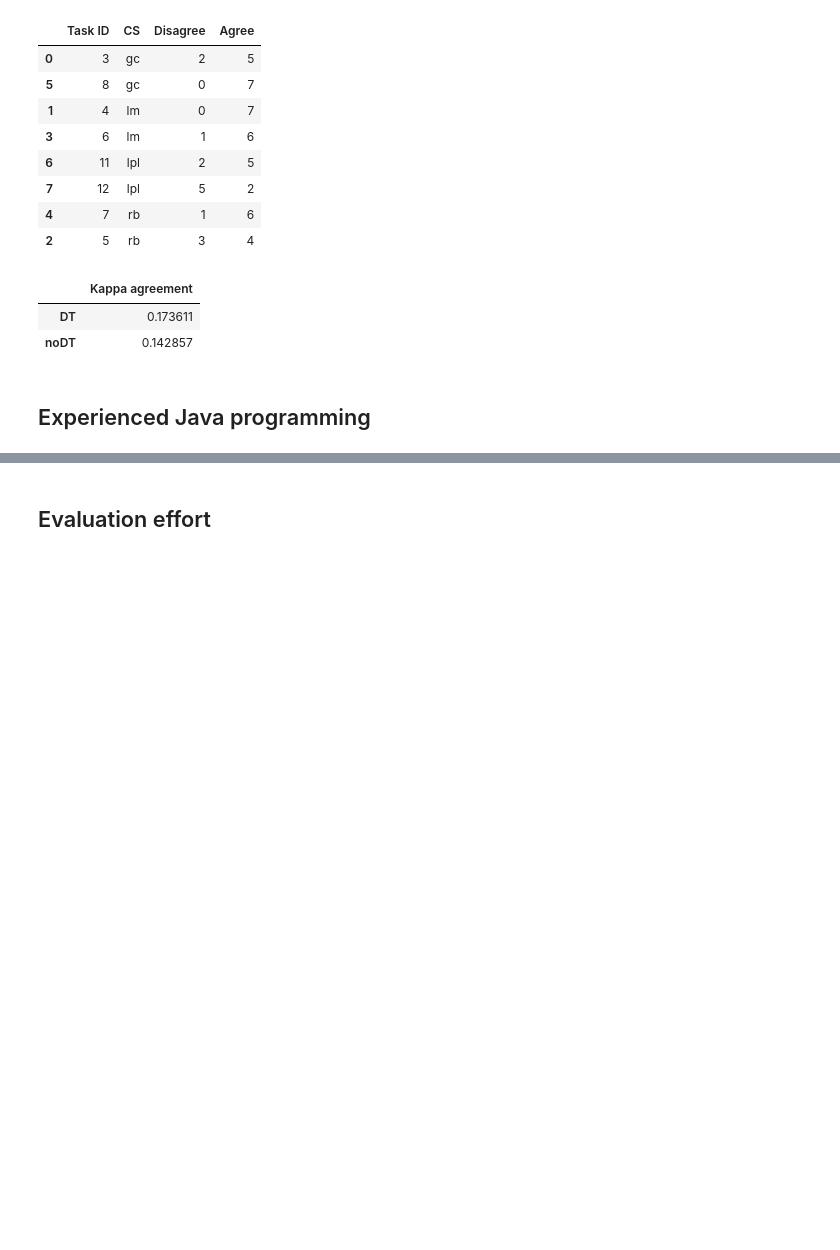
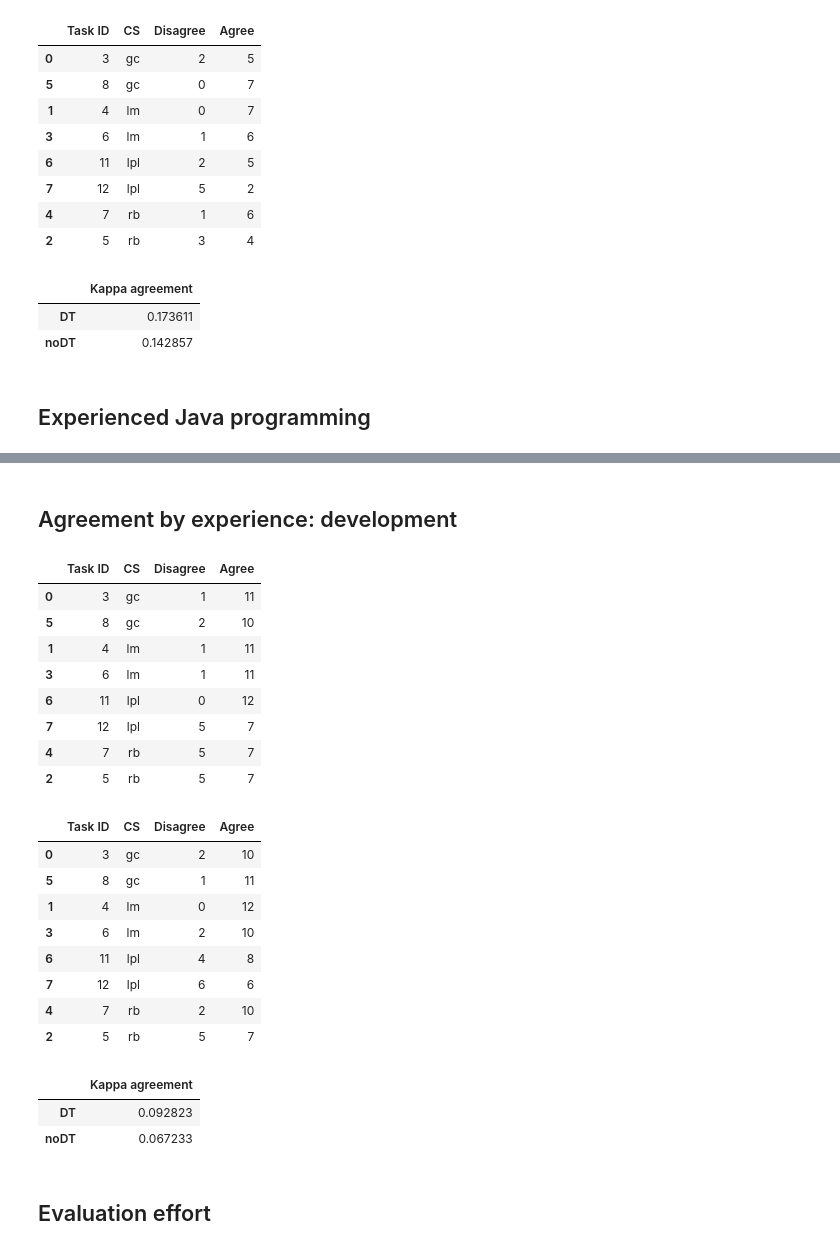
Before and after one commit to christianorossini/masterProject, a Jupyter notebook: experiment/experiments.ipynb, the cells around one changed output, grey strips where cells are left out. Saved outputs shown, nothing was run; the diff lists cells and outputs as text; code cells hidden in the pictures; blank space fills up the shorter version.

```diff
--- a/experiment/experiments.ipynb
+++ b/experiment/experiments.ipynb
@@ -241,3 +274,38 @@ display(df_kappa_values)
+# %% [markdown]
+## Agreement by experience: development
+# %%
+answer_no_dummy_devExperience=answer_no_dummy[answer_no_dummy.devExperience.isin([2,3,4])]
+
+# retira alguns participantes para equalizar o quadrado latino
+answer_no_dummy_devExperience = answer_no_dummy_devExperience[~answer_no_dummy_devExperience.inviteId.isin(['aadeab9473','a4fdb1f70d'])]
+
+df_kappaTable_dt, df_kappaTable_noDt, df_kappa_values = build(answer_no_dummy_devExperience)
+
+display(df_kappaTable_dt)
+display(df_kappaTable_noDt)
+display(df_kappa_values)
+# %% [output]
+|  | Task ID | CS | Disagree | Agree |
+| 0 | 3 | gc | 1 | 11 |
+| 5 | 8 | gc | 2 | 10 |
+| 1 | 4 | lm | 1 | 11 |
+| 3 | 6 | lm | 1 | 11 |
+| 6 | 11 | lpl | 0 | 12 |
+| 7 | 12 | lpl | 5 | 7 |
+| 4 | 7 | rb | 5 | 7 |
+| 2 | 5 | rb | 5 | 7 |
+|  | Task ID | CS | Disagree | Agree |
+| 0 | 3 | gc | 2 | 10 |
+| 5 | 8 | gc | 1 | 11 |
+| 1 | 4 | lm | 0 | 12 |
+| 3 | 6 | lm | 2 | 10 |
+| 6 | 11 | lpl | 4 | 8 |
+| 7 | 12 | lpl | 6 | 6 |
+| 4 | 7 | rb | 2 | 10 |
+| 2 | 5 | rb | 5 | 7 |
+|  | Kappa agreement |
+| DT | 0.092823 |
+| noDT | 0.067233 |
 # %% [markdown]
 ## Evaluation effort
 # %%
```
Also changed, not shown: parts of 6 cells of this notebook, 5 other files.
